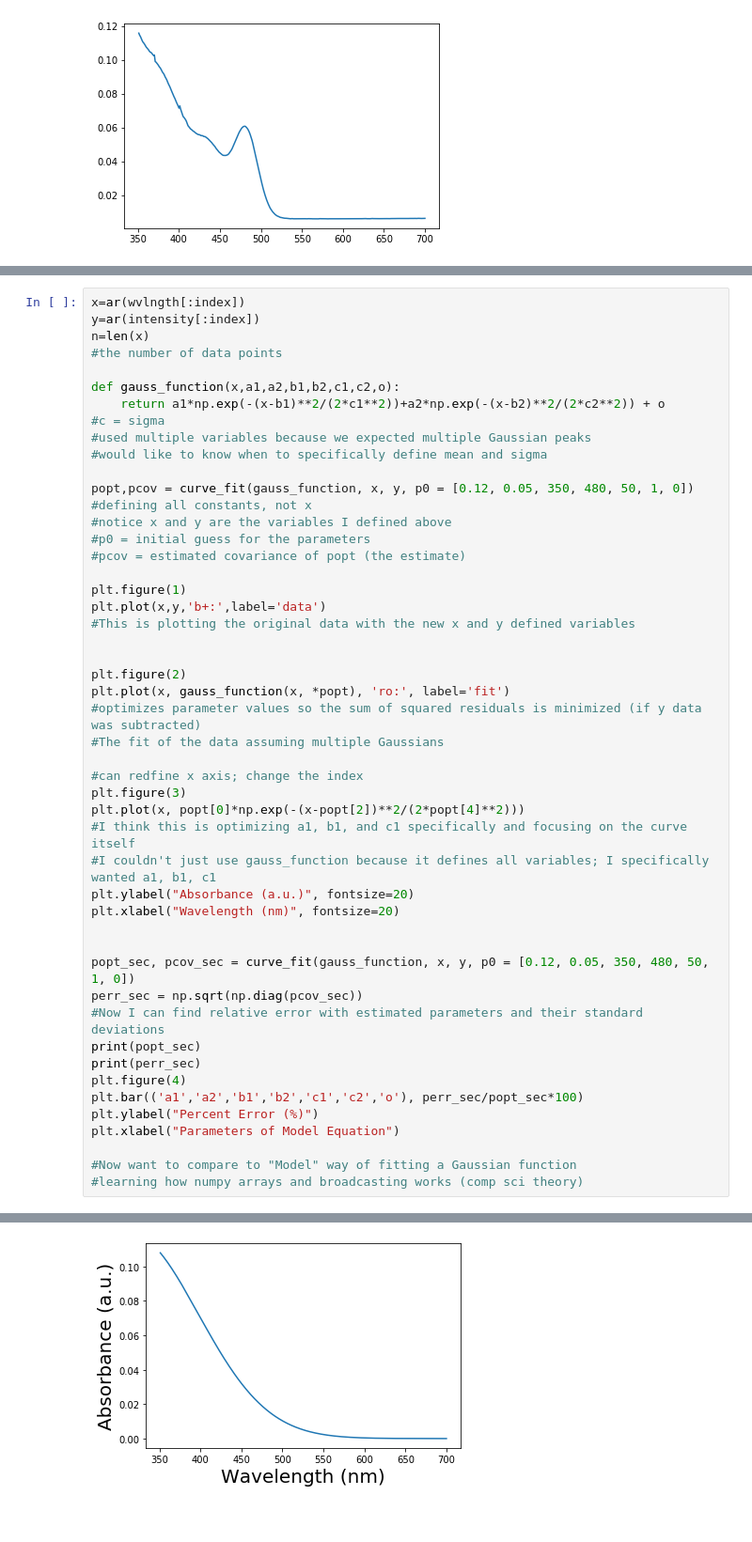
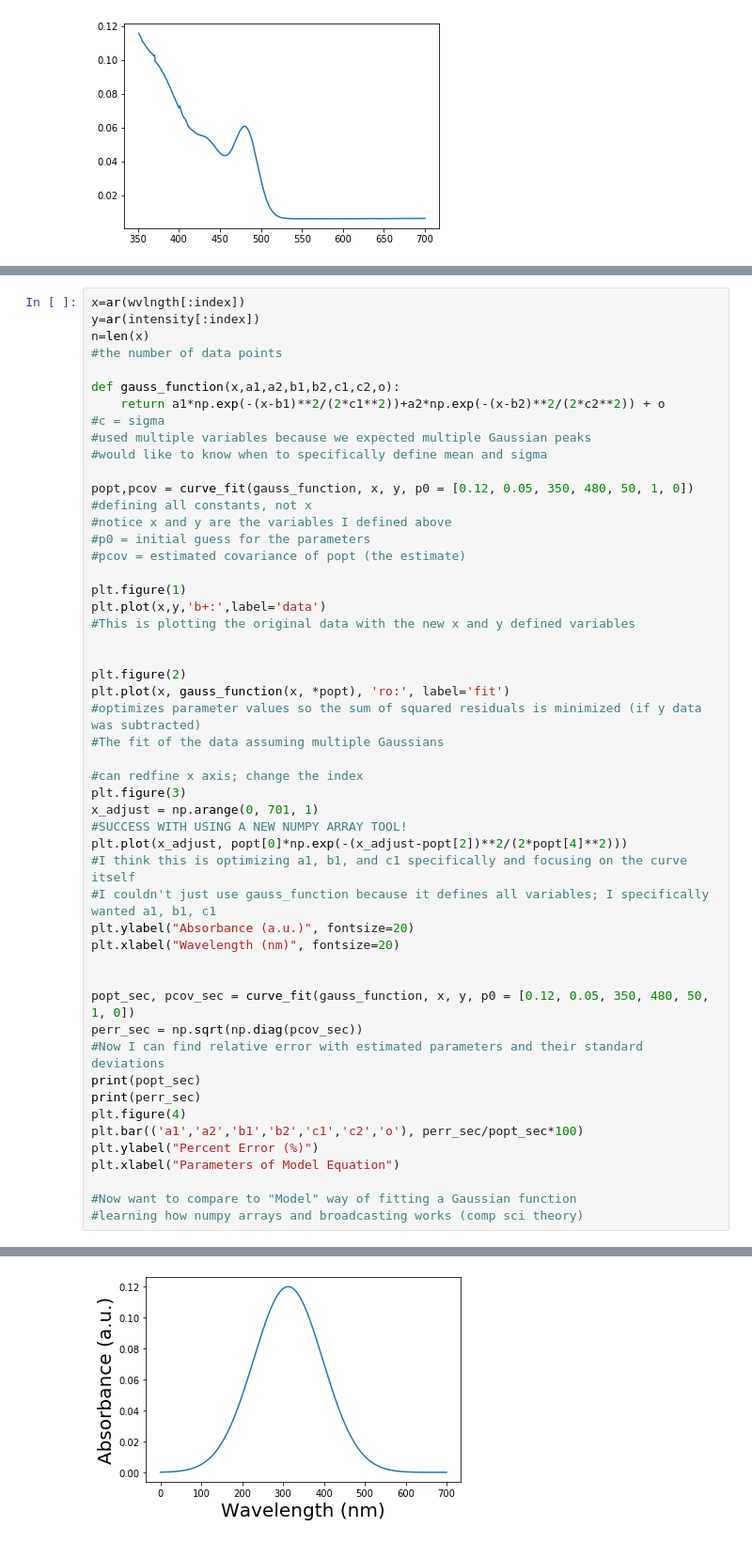
Before and after one commit to barnetk1/Test-repo, a Jupyter notebook: CHEM 399 Project 1_repo.ipynb, the cells around one changed output, grey strips where cells are left out. Shown at 94% size. Saved outputs shown, nothing was run; the diff lists cells and outputs as text.

```diff
--- a/CHEM 399 Project 1_repo.ipynb
+++ b/CHEM 399 Project 1_repo.ipynb
@@ -370,33 +453,35 @@ plt.plot(x, gauss_function(x, *popt), 'ro:', label='fit')
 #The fit of the data assuming multiple Gaussians
 
 #can redfine x axis; change the index
 plt.figure(3)
-plt.plot(x, popt[0]*np.exp(-(x-popt[2])**2/(2*popt[4]**2)))
+x_adjust = np.arange(0, 701, 1)
+#SUCCESS WITH USING A NEW NUMPY ARRAY TOOL!
+plt.plot(x_adjust, popt[0]*np.exp(-(x_adjust-popt[2])**2/(2*popt[4]**2)))
 #I think this is optimizing a1, b1, and c1 specifically and focusing on the curve itself
 #I couldn't just use gauss_function because it defines all variables; I specifically wanted a1, b1, c1
 plt.ylabel("Absorbance (a.u.)", fontsize=20)
 plt.xlabel("Wavelength (nm)", fontsize=20)
 
 
 popt_sec, pcov_sec = curve_fit(gauss_function, x, y, p0 = [0.12, 0.05, 350, 480, 50, 1, 0])
 perr_sec = np.sqrt(np.diag(pcov_sec))
 #Now I can find relative error with estimated parameters and their standard deviations
 print(popt_sec)
 print(perr_sec)
 plt.figure(4)
 plt.bar(('a1','a2','b1','b2','c1','c2','o'), perr_sec/popt_sec*100)
 plt.ylabel("Percent Error (%)")
 plt.xlabel("Parameters of Model Equation")
 
 #Now want to compare to "Model" way of fitting a Gaussian function
 #learning how numpy arrays and broadcasting works (comp sci theory)
 # %% [output]
 [1.19725984e-01 3.84588012e-02 3.12503118e+02 4.80428715e+02
  8.46752592e+01 1.38168875e+01 5.38158698e-03]
 [3.01979144e-03 6.87647959e-04 4.62311309e+00 2.41934146e-01
  2.46453025e+00 3.11253810e-01 2.08086823e-04]
 Text(0.5, 0, 'Parameters of Model Equation')
 [figure]
 [figure]
-[figure, old version]
+[figure, new version]
 [figure]
```
Also changed, not shown: parts of 6 cells of this notebook, 1 other file.
